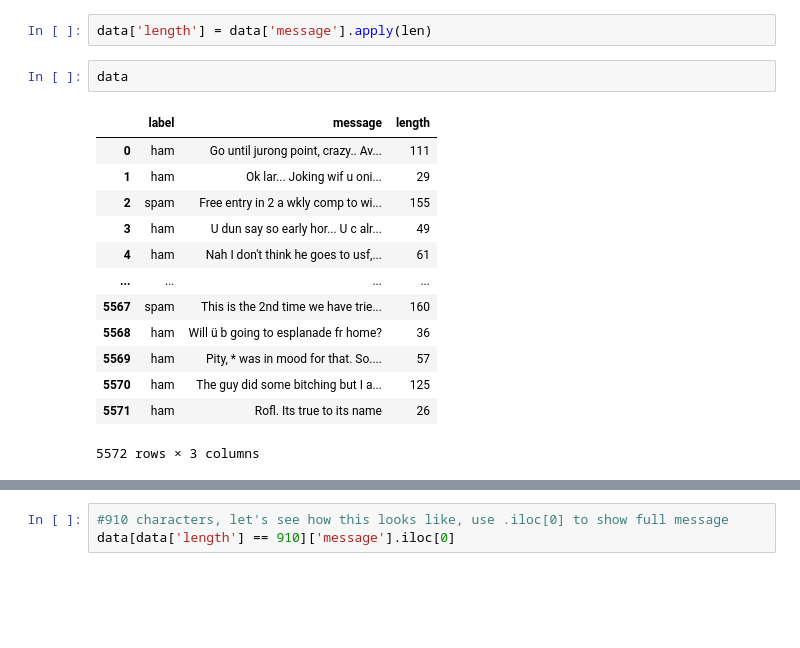
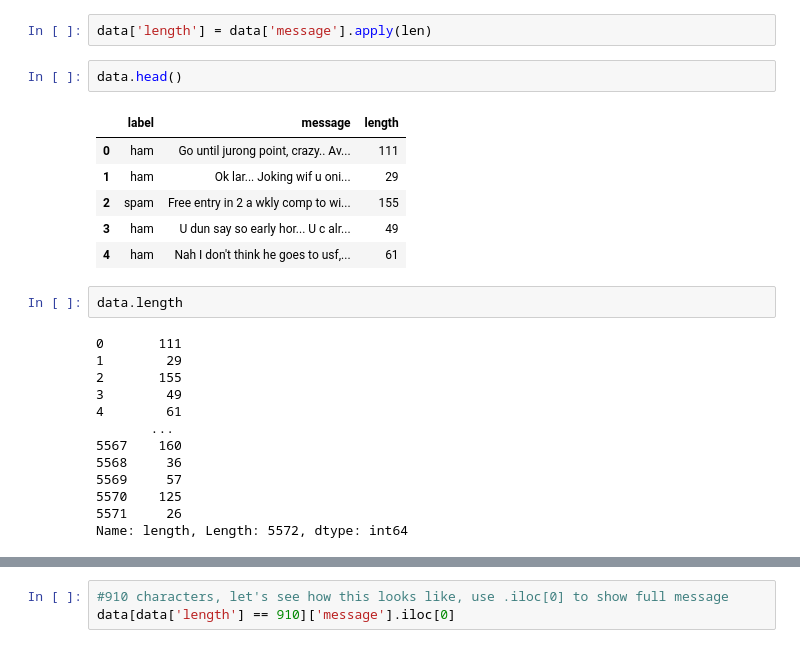
Before and after one commit to ariedamuco/Python-Programming-and-Text-Analysis, a Jupyter notebook: Code/ML/Naive-Bayes.ipynb, the cells around one changed output, grey strips where cells are left out. Cells and saved outputs as stored; diff of their text form; blank space fills up the shorter version.

```diff
--- a/Code/ML/Naive-Bayes.ipynb
+++ b/Code/ML/Naive-Bayes.ipynb
@@ -67,19 +69,27 @@ data.groupby('label').describe()
 # %%
 data['length'] = data['message'].apply(len)
 # %%
-data
+data.head()
 # %% [output]
 |  | label | message | length |
 | 0 | ham | Go until jurong point, crazy.. Av... | 111 |
 | 1 | ham | Ok lar... Joking wif u oni... | 29 |
 | 2 | spam | Free entry in 2 a wkly comp to wi... | 155 |
 | 3 | ham | U dun say so early hor... U c alr... | 49 |
 | 4 | ham | Nah I don't think he goes to usf,... | 61 |
-| ... | ... | ... | ... |
-| 5567 | spam | This is the 2nd time we have trie... | 160 |
-| 5568 | ham | Will ü b going to esplanade fr home? | 36 |
-| 5569 | ham | Pity, * was in mood for that. So.... | 57 |
-| 5570 | ham | The guy did some bitching but I a... | 125 |
-| 5571 | ham | Rofl. Its true to its name | 26 |
-5572 rows × 3 columns
+# %%
+data.length
+# %% [output]
+0       111
+1        29
+2       155
+3        49
+4        61
+       ...
+5567    160
+5568     36
+5569     57
+5570    125
+5571     26
+Name: length, Length: 5572, dtype: int64
 # %%
```
Also changed, not shown: parts of 12 cells of this notebook.
